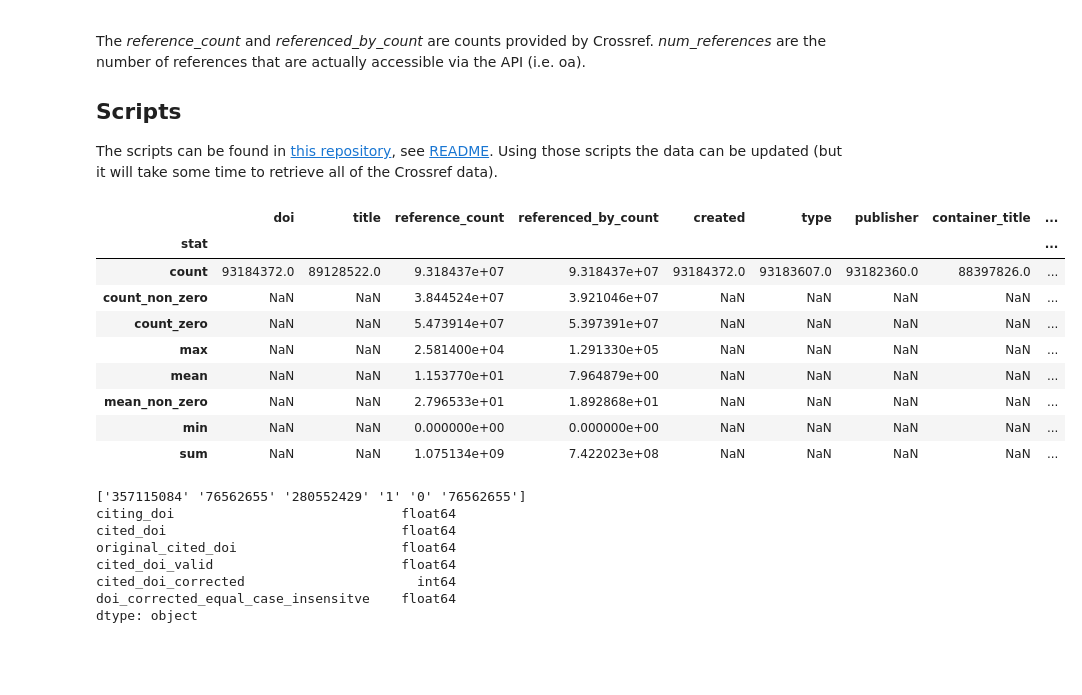
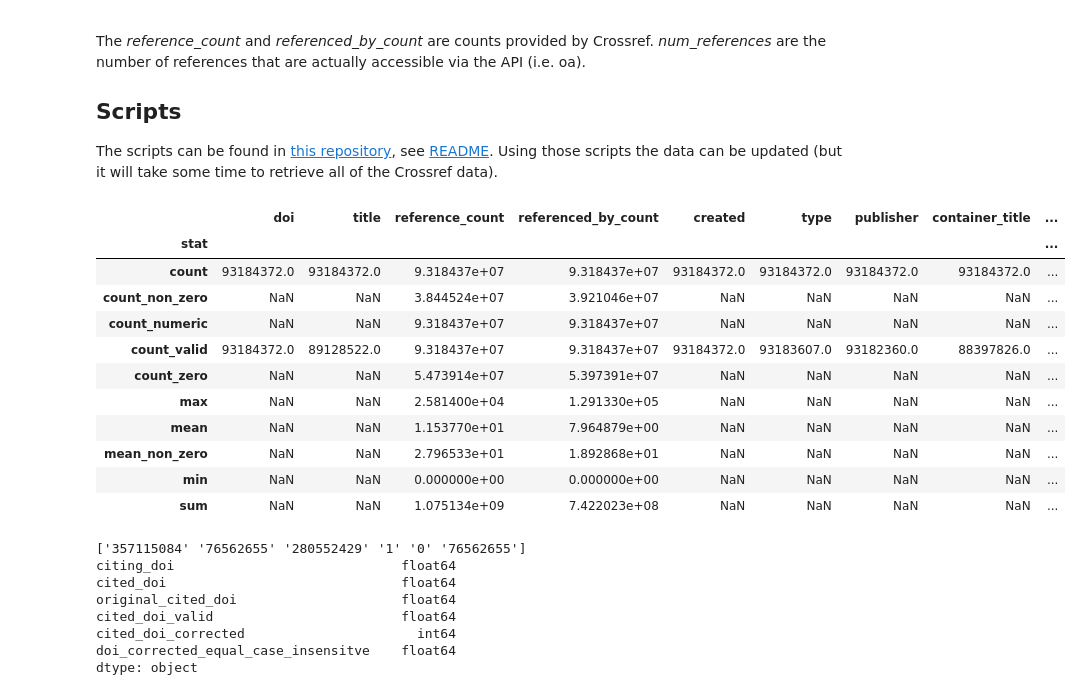
Before and after one commit to elifesciences/datacapsule-crossref, a Jupyter notebook: notebooks/citation-stats.ipynb, the cells around one changed output. Saved outputs shown, nothing was run; the diff lists cells and outputs as text; code cells hidden in the pictures; blank space fills up the shorter version.

```diff
--- a/notebooks/citation-stats.ipynb
+++ b/notebooks/citation-stats.ipynb
@@ -40,13 +40,21 @@ citations_stats_filename = 'crossref-works-citations-stat.tsv'
 reference_stats_filename = 'crossref-works-reference-stat.tsv.gz'
 # %%
 df_summary = pd.read_csv(os.path.join(data_path, summary_stats_filename), sep='\t')
-df_summary = df_summary.rename(columns={'Unnamed: 0': 'stat'}).set_index('stat')
+
+# drop non-numeric stat value 'type' and convert to numeric values
+df_summary = df_summary[
+    df_summary['stat'] != 'type'
+].apply(pd.to_numeric, errors='ignore')
+
+df_summary = df_summary.set_index('stat')
 df_summary
 # %% [output]
 |  | doi | title | reference_count | referenced_by_count | created | type | publisher | container_title | ... |
 | stat |  |  |  |  |  |  |  |  | ... |
-| count | 93184372.0 | 89128522.0 | 9.318437e+07 | 9.318437e+07 | 93184372.0 | 93183607.0 | 93182360.0 | 88397826.0 | ... |
+| count | 93184372.0 | 93184372.0 | 9.318437e+07 | 9.318437e+07 | 93184372.0 | 93184372.0 | 93184372.0 | 93184372.0 | ... |
 | count_non_zero | NaN | NaN | 3.844524e+07 | 3.921046e+07 | NaN | NaN | NaN | NaN | ... |
+| count_numeric | NaN | NaN | 9.318437e+07 | 9.318437e+07 | NaN | NaN | NaN | NaN | ... |
+| count_valid | 93184372.0 | 89128522.0 | 9.318437e+07 | 9.318437e+07 | 93184372.0 | 93183607.0 | 93182360.0 | 88397826.0 | ... |
 | count_zero | NaN | NaN | 5.473914e+07 | 5.397391e+07 | NaN | NaN | NaN | NaN | ... |
 | max | NaN | NaN | 2.581400e+04 | 1.291330e+05 | NaN | NaN | NaN | NaN | ... |
 | mean | NaN | NaN | 1.153770e+01 | 7.964879e+00 | NaN | NaN | NaN | NaN | ... |
```
Also changed, not shown: parts of 8 cells of this notebook.
